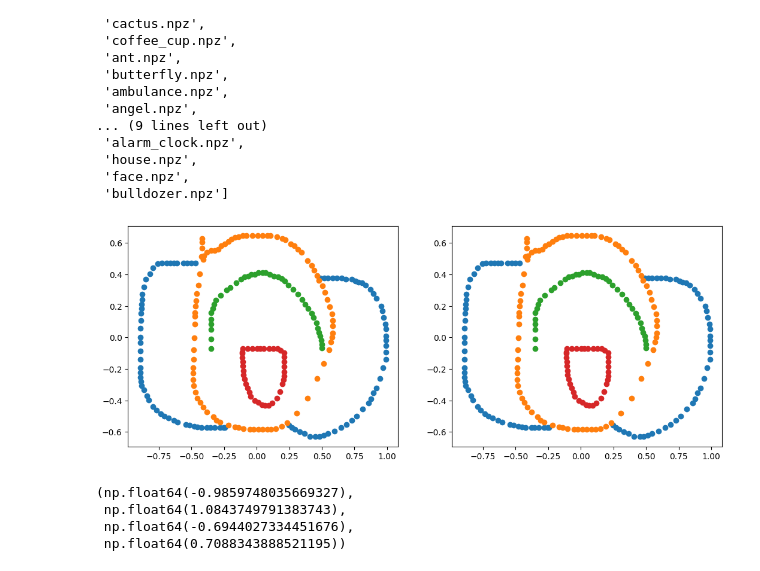
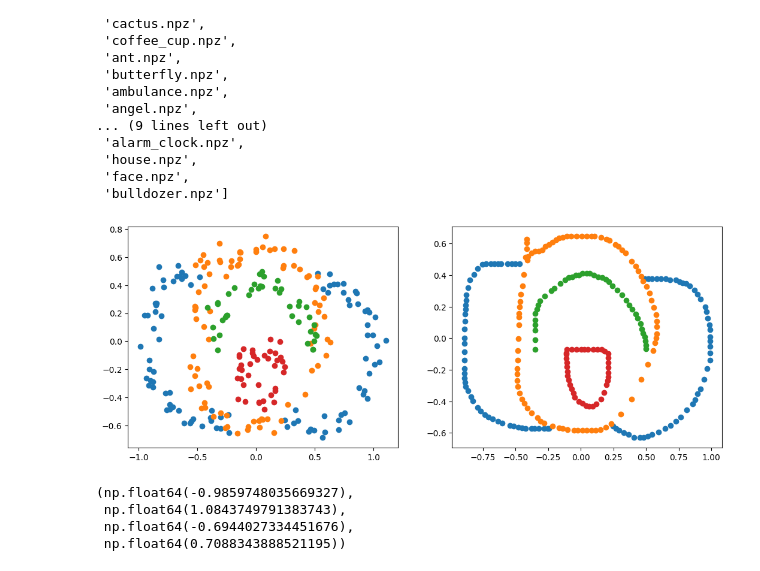
Before and after one commit to MarceloMoraesJr/Sketch-Temporality, a Jupyter notebook: notebooks/test.ipynb, the cells around one changed output. Drawn from its saved outputs; the diff is of its cells as text; code cells hidden in the pictures.

```diff
--- a/notebooks/test.ipynb
+++ b/notebooks/test.ipynb
@@ -8,7 +8,7 @@ sys.path.append(project_root)
 # %%
 from src.data import SPGDataset
 import numpy as np
-dataset = SPGDataset(root="../data/spg")
+dataset = SPGDataset(root="../../sketch-segmentation/data/spg")
 
 def normalize_absolute_coords(points):
 	centroid = np.mean(points, axis=0)
@@ -39,20 +39,21 @@ os.listdir("../data/spg/preprocessed/")
  'bulldozer.npz']
 # %%
 pos1 = dataset[67]['pos_absolute']
+pos1 += np.random.randn(*pos1.shape) * 0.05
 pos2 = normalize_absolute_coords(dataset[67]['pos_relative'].cumsum(axis=0))
 
 import matplotlib.pyplot as plt
 labels = dataset[67]['label']
 
 fig, axis = plt.subplots(1, 2, figsize=(6.4 * 2, 4.8))
 
 for label in np.unique(labels):
     axis[0].scatter(pos1[label == labels][:, 0], -pos1[label == labels][:, 1])
 
 for label in np.unique(labels):
     axis[1].scatter(pos2[label == labels][:, 0], -pos2[label == labels][:, 1])
 # %% [output]
-[figure, old version]
+[figure, new version]
 # %%
 data = dataset[67]
 pos = data['pos_absolute']
```
Also changed, not shown: 4 other files.
